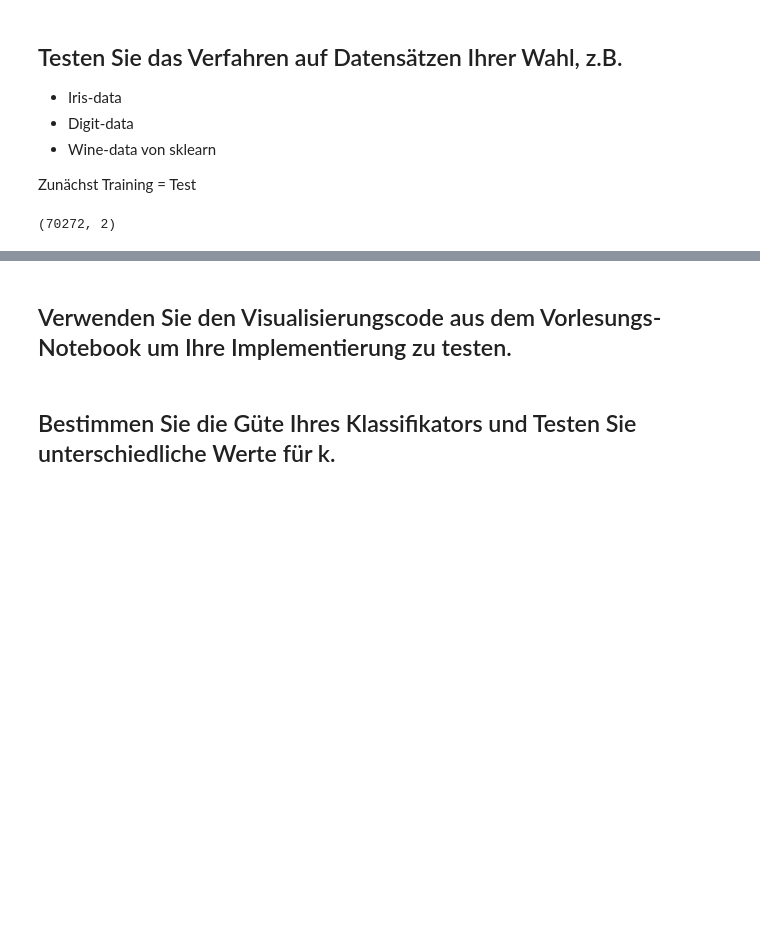
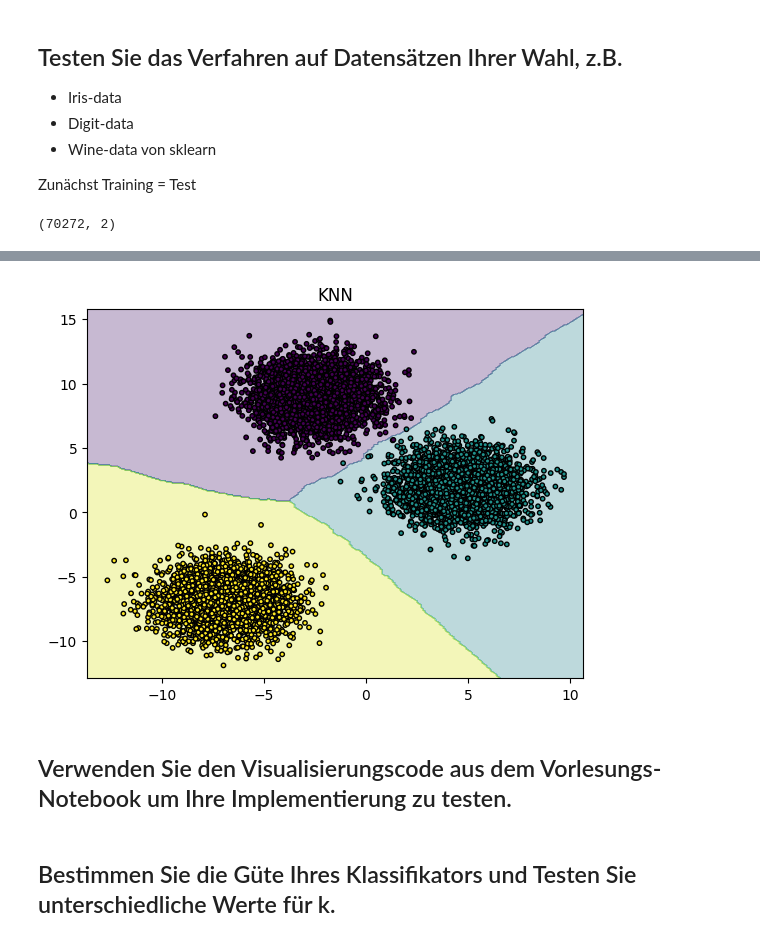
Before and after one commit to Noble-Dango/ml2026, a Jupyter notebook: 2_kNN/notebooks/Exercise2_kNN.ipynb, the cells around one changed output, grey strips where cells are left out. Drawn from its saved outputs; the diff is of its cells as text; code cells hidden in the pictures; blank space fills up the shorter version.

```diff
--- a/2_kNN/notebooks/Exercise2_kNN.ipynb
+++ b/2_kNN/notebooks/Exercise2_kNN.ipynb
@@ -78,5 +78,20 @@ haneul.distance_loop.argtypes = [
     ctypes.c_size_t,
     ctypes.c_size_t
 ]
+haneul.distance_loop.restype = None
 
-haneul.distance_loop.restype = None
+haneul.fit.argtypes = [
+    ctypes.POINTER(ctypes.c_double),
+    ctypes.POINTER(ctypes.c_int64),
+    ctypes.c_size_t, # width
+    ctypes.c_size_t,  # height_src
+    ctypes.c_size_t,  # max_label
+]
+
+haneul.predict.argtypes = [
+    ctypes.POINTER(ctypes.c_double),
+    ctypes.c_size_t, # width
+    ctypes.c_size_t,  # height_new
+    ctypes.c_size_t,  # k_limit
+]
+haneul.predict.restype = ctypes.POINTER(ctypes.c_int64)
@@ -197,20 +208,26 @@ class MyKNN:
 
         labels_ptr = labels.ctypes.data_as(ctypes.POINTER(ctypes.c_int64))
 
-        self.width = data.shape[1]
-        self.height_src = data.shape[0]
+        self.width = (data.shape[1])
+        self.height_src = (data.shape[0])
 
-        haneul.fit(data_ptr, labels_ptr, self.width, self.height_src)
+        max_label = ctypes.c_size_t(100)
+        ret = haneul.fit(data_ptr, labels_ptr, ctypes.c_size_t(self.width), ctypes.c_size_t(self.height_src), max_label)
+        assert ret
 
 
     def predict(self, new_data: np.ndarray):
+        assert new_data.flags["C_CONTIGUOUS"]
         # TODO(yousef): new predictions should be added to self.data, self.labels
         assert new_data.shape[0] > 0
         assert new_data.shape[1] == self.width
 
         new_data_ptr = new_data.ctypes.data_as(ctypes.POINTER(ctypes.c_double));
+        width = ctypes.c_size_t(new_data.shape[1])
+        height = ctypes.c_size_t(new_data.shape[0])
+        k_limit = ctypes.c_size_t(self.k)
 
-        results = haneul.predict(new_data_ptr, new_data.shape[1], new_data.shape[0], self.k);
+        results = haneul.predict(new_data_ptr, width, height, k_limit);
 
         array = np.ctypeslib.as_array(results, shape=(new_data.shape[0],))
         return array
@@ -229,7 +246,7 @@ import matplotlib.pyplot as plt
 from sklearn.datasets import make_blobs
 
 X, y = make_blobs(
-    n_samples=10_000,
+    n_samples=10000,
     n_features=2,
     centers=3,
     cluster_std=1.5,
@@ -253,7 +270,7 @@ print(grid_points.shape)
 # %% [output]
 (70272, 2)
 # %%
-Z = yousef_knn.predict(grid_points)
+%time Z = yousef_knn.predict(grid_points)
 
 Z = Z.reshape(xx1.shape)
 
@@ -267,3 +285,4 @@ ValueError: cannot reshape array of size 1 into shape (288,244)
+[figure, added]
 # %% [markdown]
 ## Verwenden Sie den Visualisierungscode aus dem Vorlesungs-Notebook um Ihre Implementierung zu testen.
 # %% [markdown]
```
Also changed, not shown: parts of 2 cells of this notebook, 2 other files.
